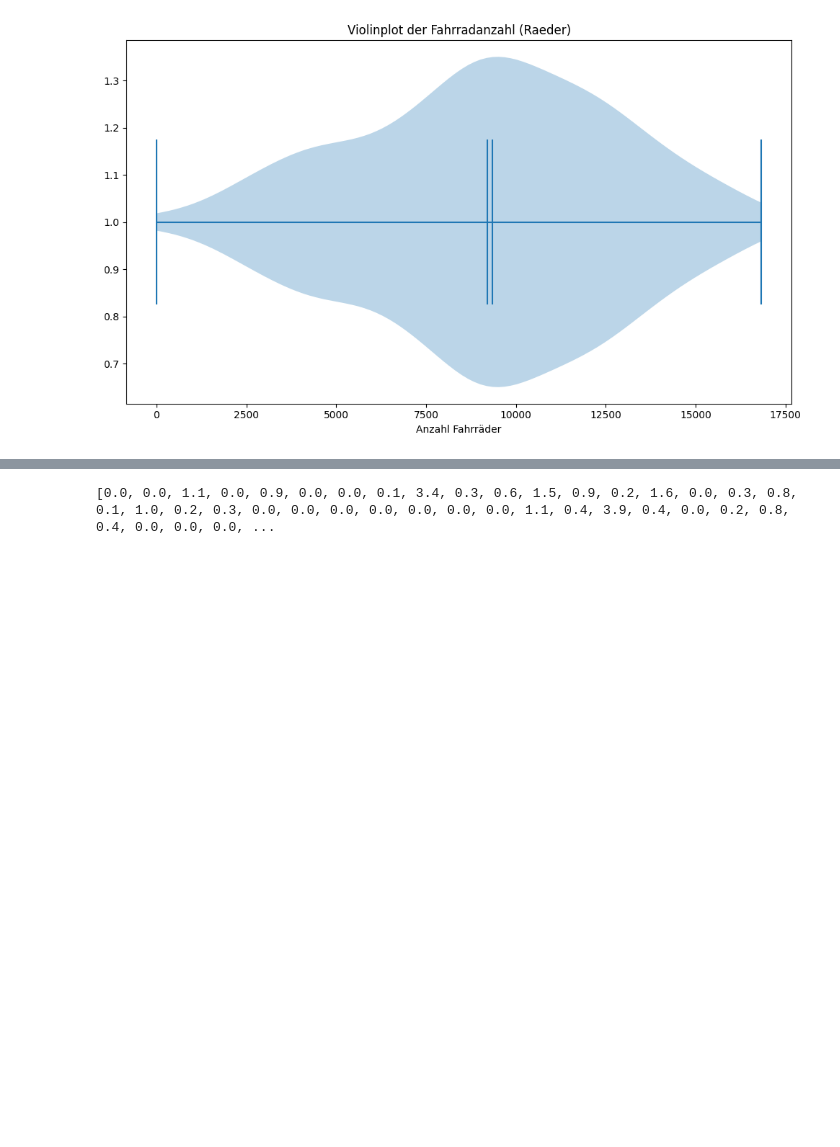
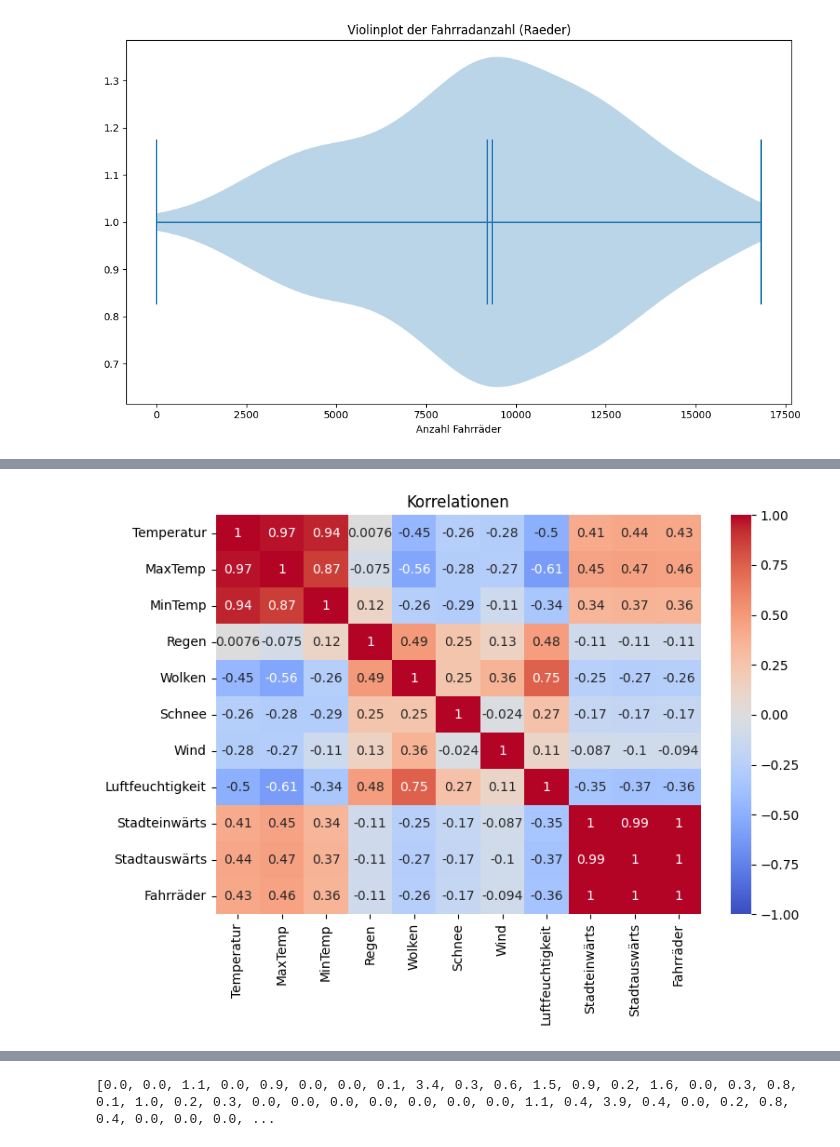
Before and after one commit to LordOfReinkeness/stochastik_SoSe25, a Jupyter notebook: fahrraeder.ipynb, the cells around one changed output, grey strips where cells are left out. Drawn from its saved outputs; the diff is of its cells as text; code cells hidden in the pictures; blank space fills up the shorter version.

```diff
--- a/fahrraeder.ipynb
+++ b/fahrraeder.ipynb
@@ -59,6 +58,13 @@ auswaerts = extract_csv_data(csv_file, 'stadtauswaerts')
 temp = extract_csv_data(csv_file, 'GefuehlteTemperatur')
 regen = extract_csv_data(csv_file, 'Regen')
 zeit = extract_csv_data(csv_file, 'Zeit')
+wolken = extract_csv_data(csv_file, 'Wolken')
+schnee = extract_csv_data(csv_file, 'Schnee')
+wind = extract_csv_data(csv_file, 'Wind')
+minTemp = extract_csv_data(csv_file, 'MinTemperatu')
+maxTemp = extract_csv_data(csv_file, 'MaxTemperatur')
+luftfeuchtigkeit = extract_csv_data(csv_file, 'Luftfeuchtigkeit')
+
 
 zeit_dt = pd.to_datetime(zeit, format='%d.%m.%Y %H:%M')
 raeder = [float(x) for x in raeder]
@@ -66,6 +72,12 @@ temp = [float(x) for x in temp]
 einwaerts = [float(x) for x in einwaerts]
 auswaerts = [float(x) for x in auswaerts]
 regen = [float(x) for x in regen]
+wolken = [float(x) for x in wolken]
+schnee = [float(x) for x in schnee]
+wind = [float(x) for x in wind]
+minTemp = [float(x) for x in minTemp]
+maxTemp = [float(x) for x in maxTemp]
+luftfeuchtigkeit = [float(x) for x in luftfeuchtigkeit]
 
 proTag = [r - (e + a) for r, e, a in zip(raeder, einwaerts, auswaerts)]
 # %%
@@ -226 +251,35 @@ Pearson Correlation between Weekday and Raeder: -0.4373733376799042
+# %%
+# Heatmap mit dem Zusammenhang der verschiedenen Größen
+
+import pandas as pd
+import seaborn as sns
+import matplotlib.pyplot as plt
+
+df = pd.DataFrame({
+    'Temperatur': temp,
+    'MaxTemp': maxTemp,
+    'MinTemp': minTemp,
+    'Regen': regen,
+    'Wolken': wolken,
+    'Schnee': schnee,
+    'Wind': wind,
+    'Luftfeuchtigkeit': luftfeuchtigkeit,
+    'Stadteinwärts': einwaerts,
+    'Stadtauswärts': auswaerts,
+    'Fahrräder': raeder,
+})
+
+# Korrelationsmatrix berechnen
+corr = df.corr(method='pearson')
+
+# Heatmap plotten
+plt.figure(figsize=(8, 6))
+sns.heatmap(corr, annot=True, cmap='coolwarm', vmin=-1, vmax=1)
+plt.title('Korrelationen')
+plt.tight_layout()
+plt.show()
+
+# TODO LUKAS: Zusammenhang zwischen Regen und Rädern - ggf. Regenmenge oder Regen vs. kein Regen
+# %% [output]
+[figure, added]
 # %%
```
Also changed, not shown: parts of 8 cells of this notebook.
